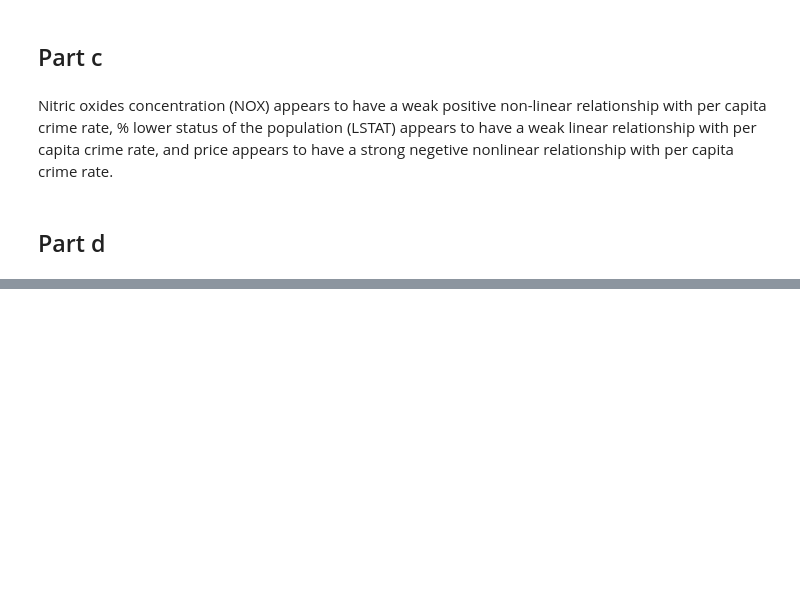
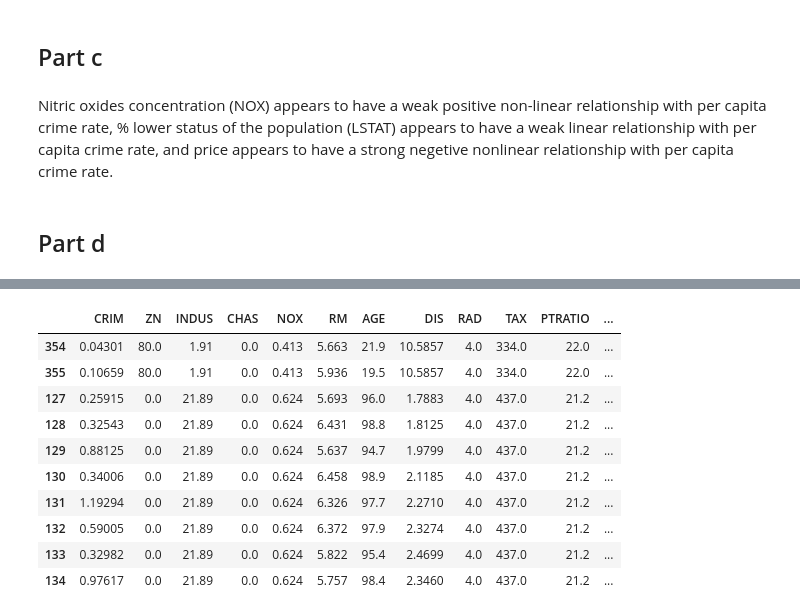
Before and after one commit to deepchatterjeevns/ISLR-Problems, a Jupyter notebook: problem10.ipynb, the cells around one changed output, grey strips where cells are left out. Drawn from its saved outputs; the diff is of its cells as text; code cells hidden in the pictures; blank space fills up the shorter version.

```diff
--- a/problem10.ipynb
+++ b/problem10.ipynb
@@ -69,0 +96,14 @@ to be continued
+# %%
+df.iloc[df['PTRATIO'].nlargest(10).index]
+# %% [output]
+|  | CRIM | ZN | INDUS | CHAS | NOX | RM | AGE | DIS | RAD | TAX | PTRATIO | ... |
+| 354 | 0.04301 | 80.0 | 1.91 | 0.0 | 0.413 | 5.663 | 21.9 | 10.5857 | 4.0 | 334.0 | 22.0 | ... |
+| 355 | 0.10659 | 80.0 | 1.91 | 0.0 | 0.413 | 5.936 | 19.5 | 10.5857 | 4.0 | 334.0 | 22.0 | ... |
+| 127 | 0.25915 | 0.0 | 21.89 | 0.0 | 0.624 | 5.693 | 96.0 | 1.7883 | 4.0 | 437.0 | 21.2 | ... |
+| 128 | 0.32543 | 0.0 | 21.89 | 0.0 | 0.624 | 6.431 | 98.8 | 1.8125 | 4.0 | 437.0 | 21.2 | ... |
+| 129 | 0.88125 | 0.0 | 21.89 | 0.0 | 0.624 | 5.637 | 94.7 | 1.9799 | 4.0 | 437.0 | 21.2 | ... |
+| 130 | 0.34006 | 0.0 | 21.89 | 0.0 | 0.624 | 6.458 | 98.9 | 2.1185 | 4.0 | 437.0 | 21.2 | ... |
+| 131 | 1.19294 | 0.0 | 21.89 | 0.0 | 0.624 | 6.326 | 97.7 | 2.2710 | 4.0 | 437.0 | 21.2 | ... |
+| 132 | 0.59005 | 0.0 | 21.89 | 0.0 | 0.624 | 6.372 | 97.9 | 2.3274 | 4.0 | 437.0 | 21.2 | ... |
+| 133 | 0.32982 | 0.0 | 21.89 | 0.0 | 0.624 | 5.822 | 95.4 | 2.4699 | 4.0 | 437.0 | 21.2 | ... |
+| 134 | 0.97617 | 0.0 | 21.89 | 0.0 | 0.624 | 5.757 | 98.4 | 2.3460 | 4.0 | 437.0 | 21.2 | ... |
```
Also changed, not shown: parts of 17 cells of this notebook.
